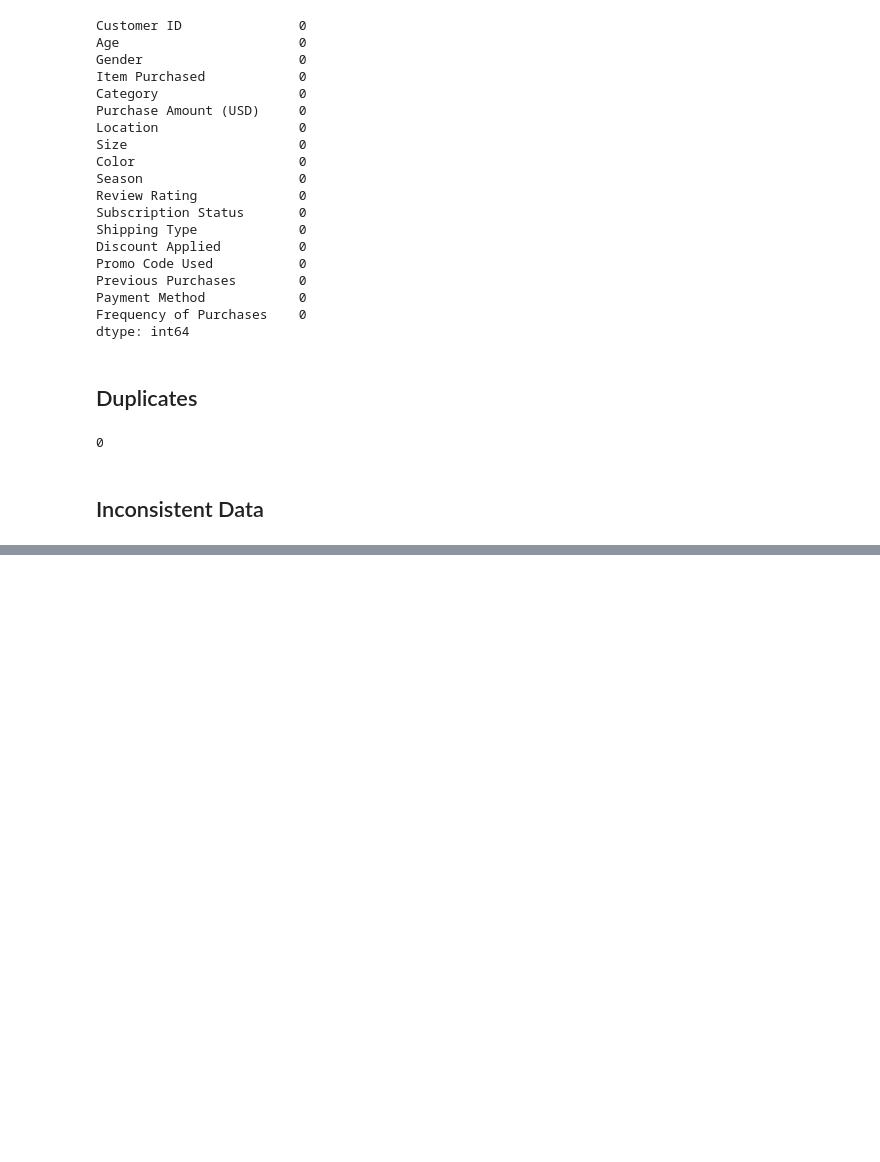
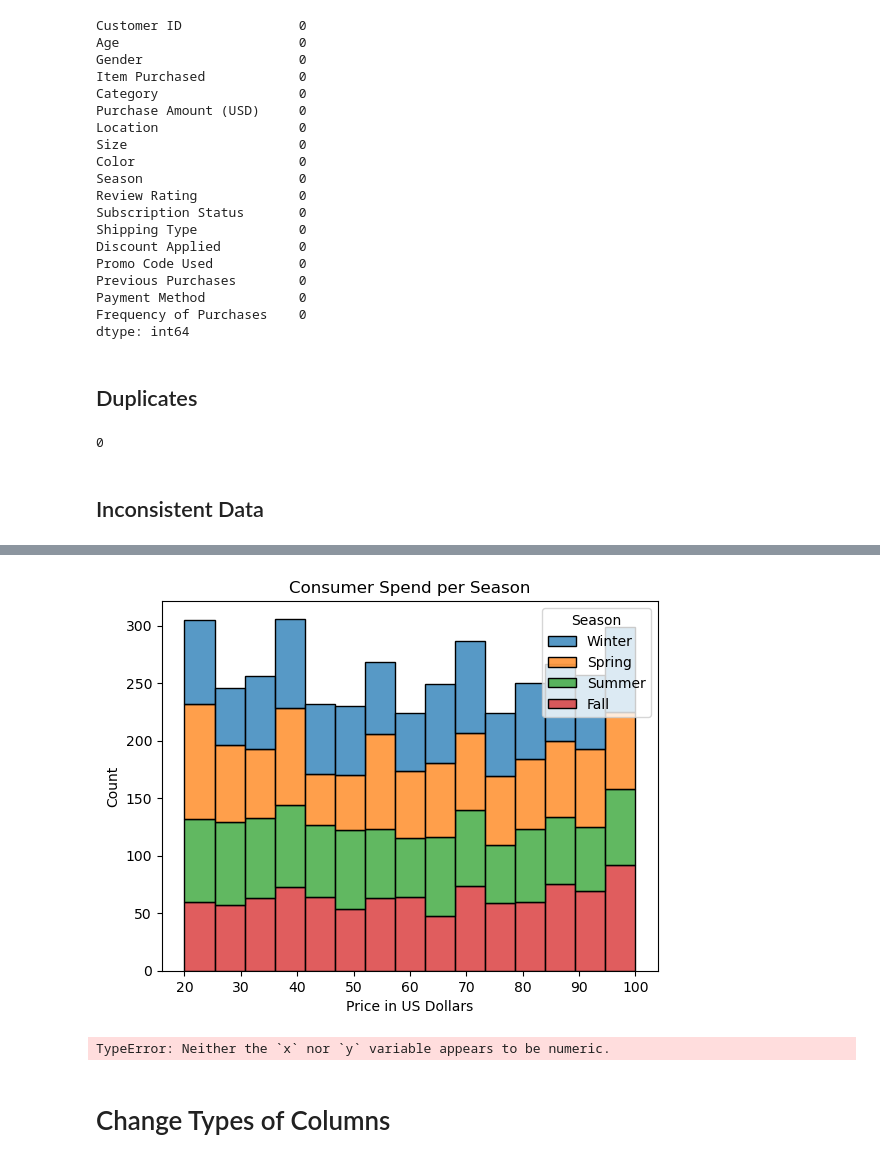
Before and after one commit to hyaesm/e-commerce-shopping-habits-eda, a Jupyter notebook: DSPT14-Individual-Project-E-Commerce-Consumer-Behavior-EDA.ipynb, the cells around one changed output, grey strips where cells are left out. Drawn from its saved outputs; the diff is of its cells as text; code cells hidden in the pictures; blank space fills up the shorter version.

```diff
--- a/DSPT14-Individual-Project-E-Commerce-Consumer-Behavior-EDA.ipynb
+++ b/DSPT14-Individual-Project-E-Commerce-Consumer-Behavior-EDA.ipynb
@@ -232,0 +279,17 @@ df.duplicated().sum()
+# %%
+sns.histplot(data=df, x="Purchase Amount (USD)", hue="Season", multiple="stack")
+plt.title('Consumer Spend per Season')
+plt.xlabel('Price in US Dollars')
+plt.show()
+# %% [output]
+[figure, added]
+# %%
+sns.violinplot(x="Gender", y="Frequency of Purchases", data=df)
+plt.title("Frequency of Transactions by Gender")
+plt.xlabel("Gender")
+plt.ylabel("Frequency of Purchase")
+plt.show()
+# %% [output]
+TypeError: Neither the `x` nor `y` variable appears to be numeric.
+# %% [markdown]
+# Change Types of Columns
```
Also changed, not shown: parts of 7 cells of this notebook.
